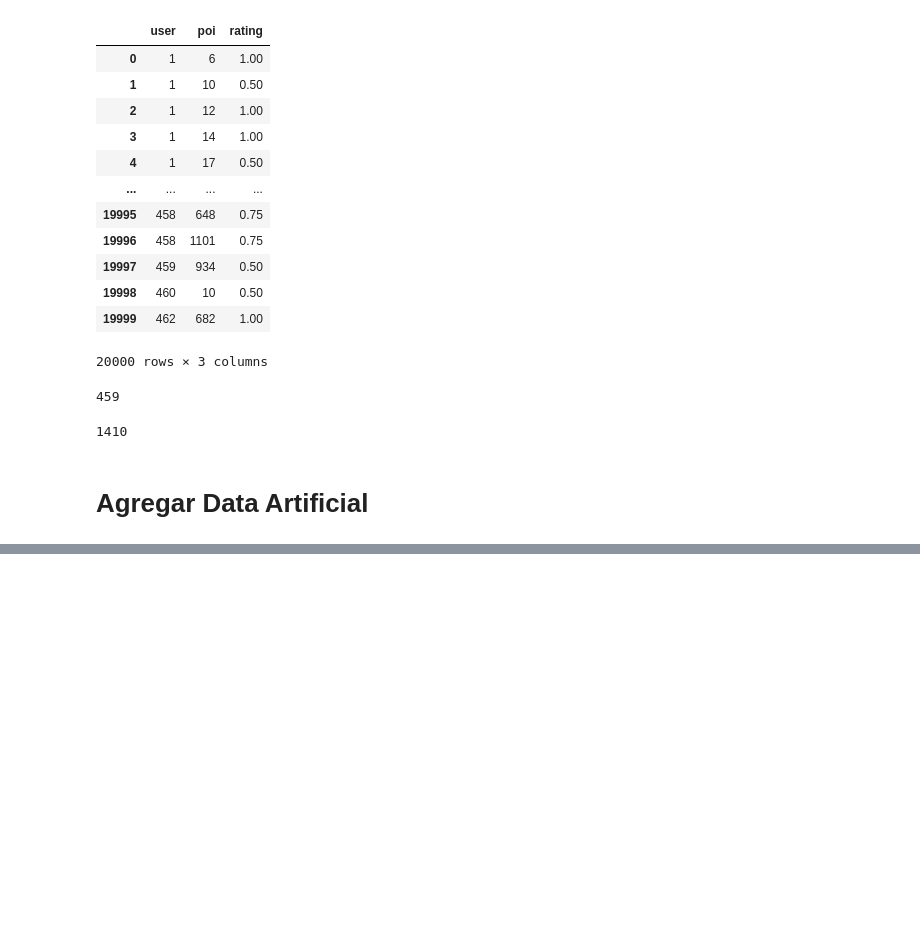
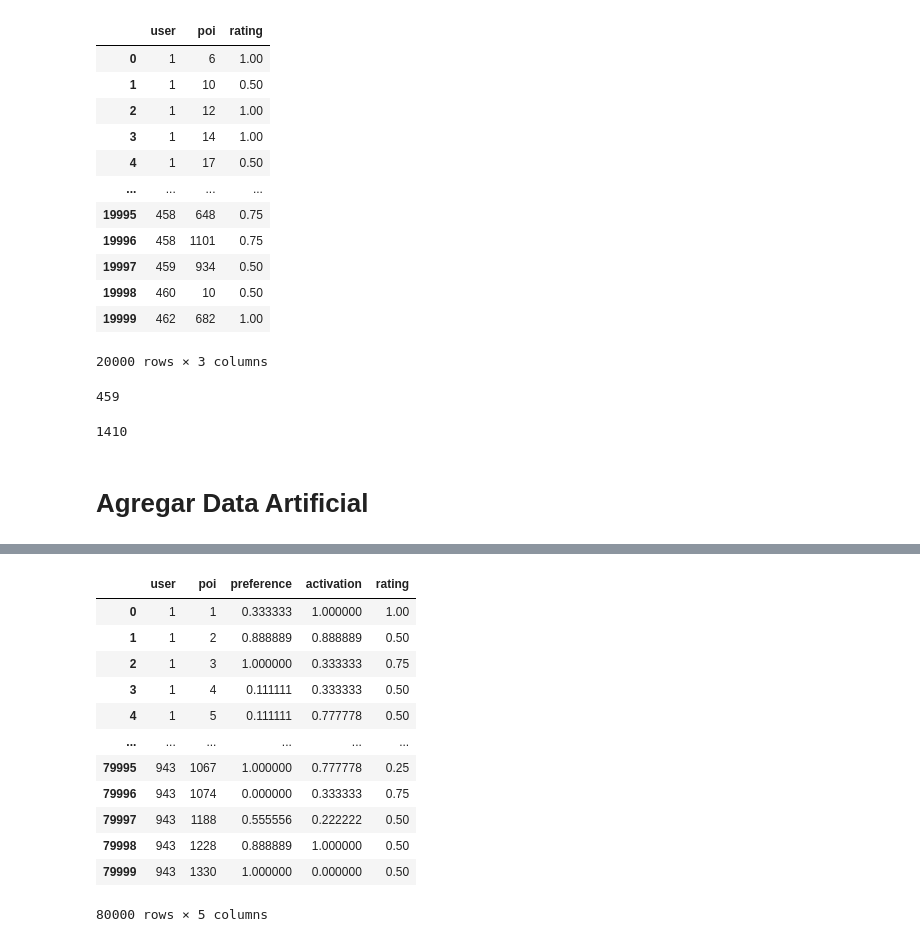
Before and after one commit to YessicaCh/SRTourism, a Jupyter notebook: Test Movilens .ipynb, the cells around one changed output, grey strips where cells are left out. Cells and saved outputs as stored; diff of their text form; code cells hidden in the pictures; blank space fills up the shorter version.

```diff
--- a/Test Movilens .ipynb
+++ b/Test Movilens .ipynb
@@ -129,0 +127,3 @@ f
+# %%
+pref = generatePreferences(dfN_.shape[0],2)
+pref
@@ -129,0 +144,19 @@ f
+# %%
+
+result = pd.concat([dfN_,pref, ratings], axis=1)
+result = result.rename(columns={0:'preference',1:'activation'})
+result
+# %% [output]
+|  | user | poi | preference | activation | rating |
+| 0 | 1 | 1 | 0.333333 | 1.000000 | 1.00 |
+| 1 | 1 | 2 | 0.888889 | 0.888889 | 0.50 |
+| 2 | 1 | 3 | 1.000000 | 0.333333 | 0.75 |
+| 3 | 1 | 4 | 0.111111 | 0.333333 | 0.50 |
+| 4 | 1 | 5 | 0.111111 | 0.777778 | 0.50 |
+| ... | ... | ... | ... | ... | ... |
+| 79995 | 943 | 1067 | 1.000000 | 0.777778 | 0.25 |
+| 79996 | 943 | 1074 | 0.000000 | 0.333333 | 0.75 |
+| 79997 | 943 | 1188 | 0.555556 | 0.222222 | 0.50 |
+| 79998 | 943 | 1228 | 0.888889 | 1.000000 | 0.50 |
+| 79999 | 943 | 1330 | 1.000000 | 0.000000 | 0.50 |
+80000 rows × 5 columns
```
Also changed, not shown: parts of 9 cells of this notebook, 2 other files.
